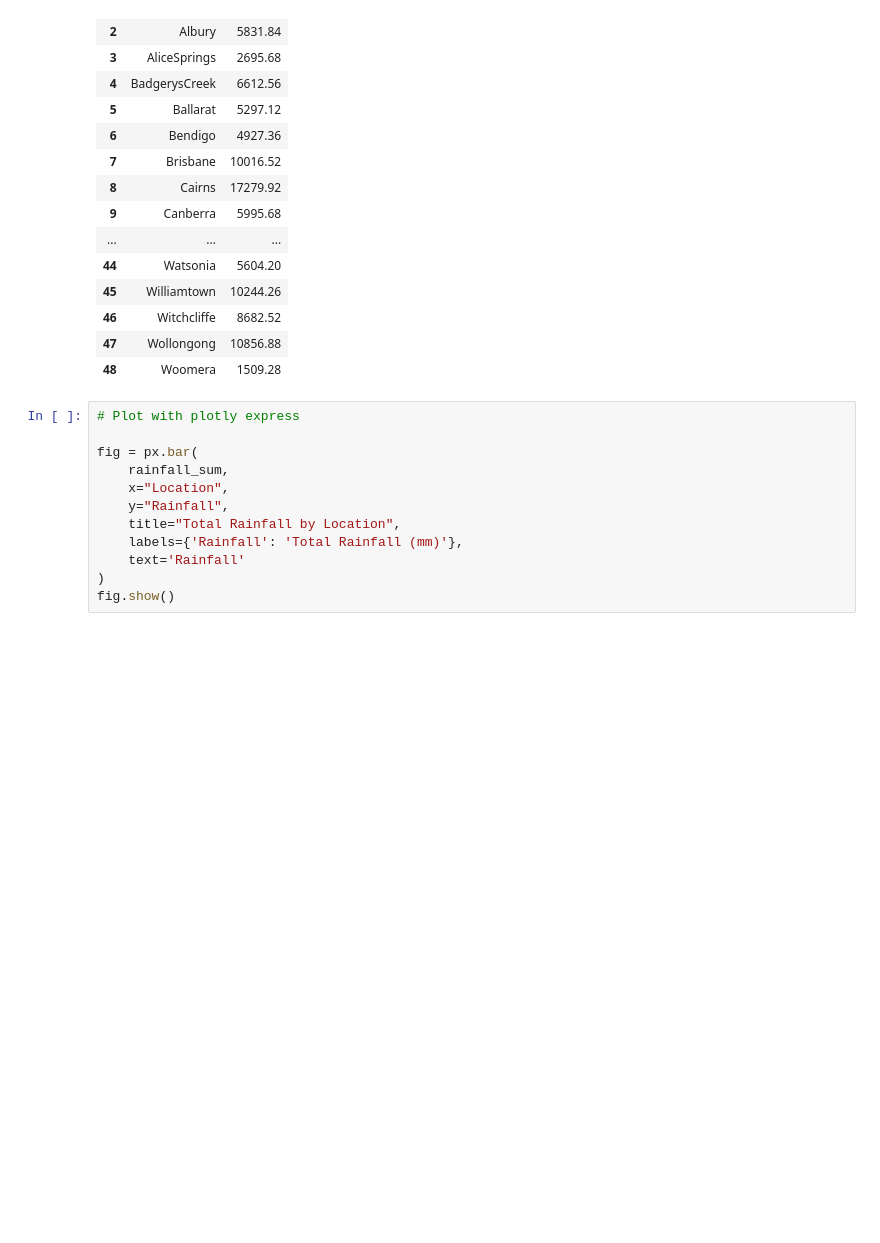
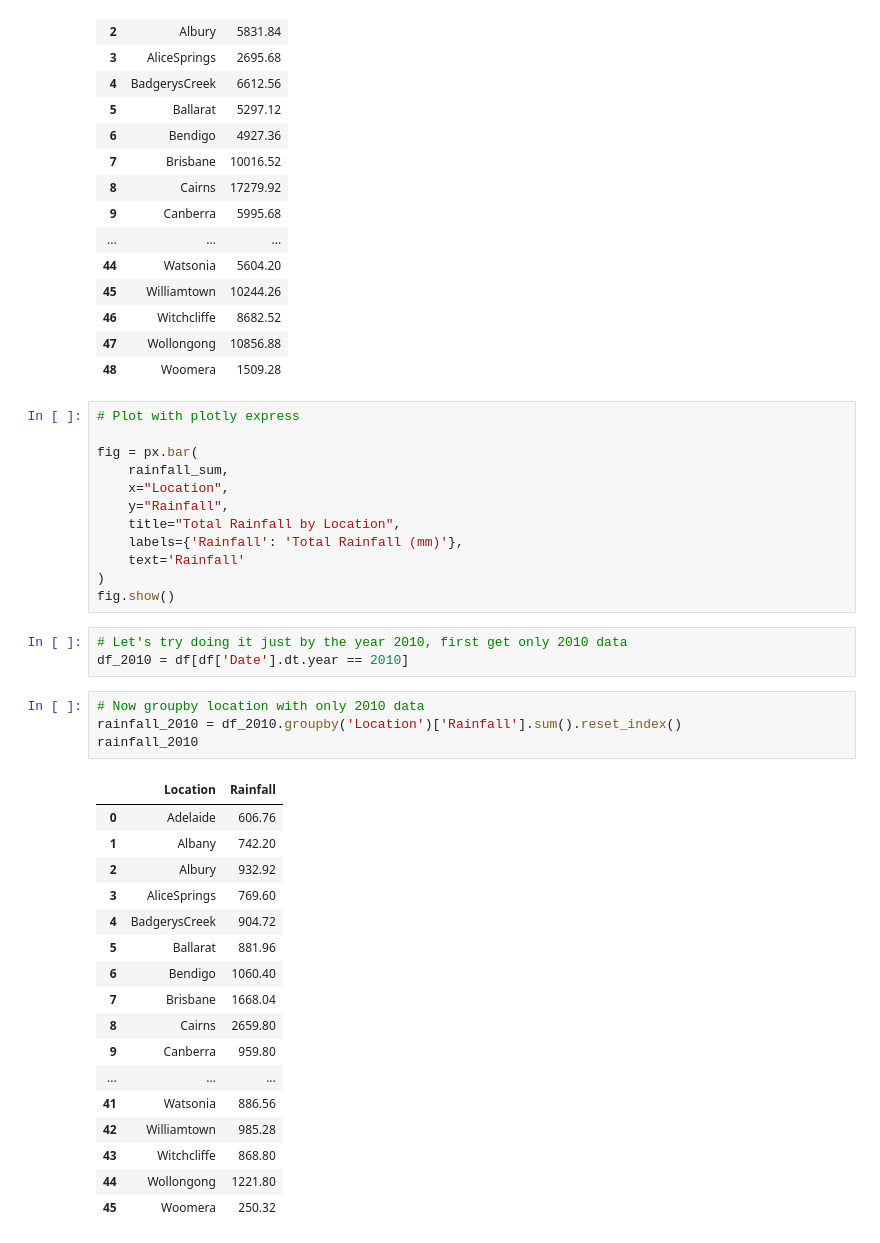
Before and after one commit to nickbartram/Australia_Rainfall, a Jupyter notebook: aus_rain.ipynb, the cells around one changed output. Saved outputs shown, nothing was run; the diff lists cells and outputs as text; blank space fills up the shorter version.

```diff
--- a/aus_rain.ipynb
+++ b/aus_rain.ipynb
@@ -177,3 +177,28 @@ fig = px.bar(
     text='Rainfall'
 )
 fig.show()
+# %%
+# Let's try doing it just by the year 2010, first get only 2010 data
+df_2010 = df[df['Date'].dt.year == 2010]
+# %%
+# Now groupby location with only 2010 data
+rainfall_2010 = df_2010.groupby('Location')['Rainfall'].sum().reset_index()
+rainfall_2010
+# %% [output]
+|  | Location | Rainfall |
+| 0 | Adelaide | 606.76 |
+| 1 | Albany | 742.20 |
+| 2 | Albury | 932.92 |
+| 3 | AliceSprings | 769.60 |
+| 4 | BadgerysCreek | 904.72 |
+| 5 | Ballarat | 881.96 |
+| 6 | Bendigo | 1060.40 |
+| 7 | Brisbane | 1668.04 |
+| 8 | Cairns | 2659.80 |
+| 9 | Canberra | 959.80 |
+| ... | ... | ... |
+| 41 | Watsonia | 886.56 |
+| 42 | Williamtown | 985.28 |
+| 43 | Witchcliffe | 868.80 |
+| 44 | Wollongong | 1221.80 |
+| 45 | Woomera | 250.32 |
```
Also changed, not shown: parts of 1 cell of this notebook.
